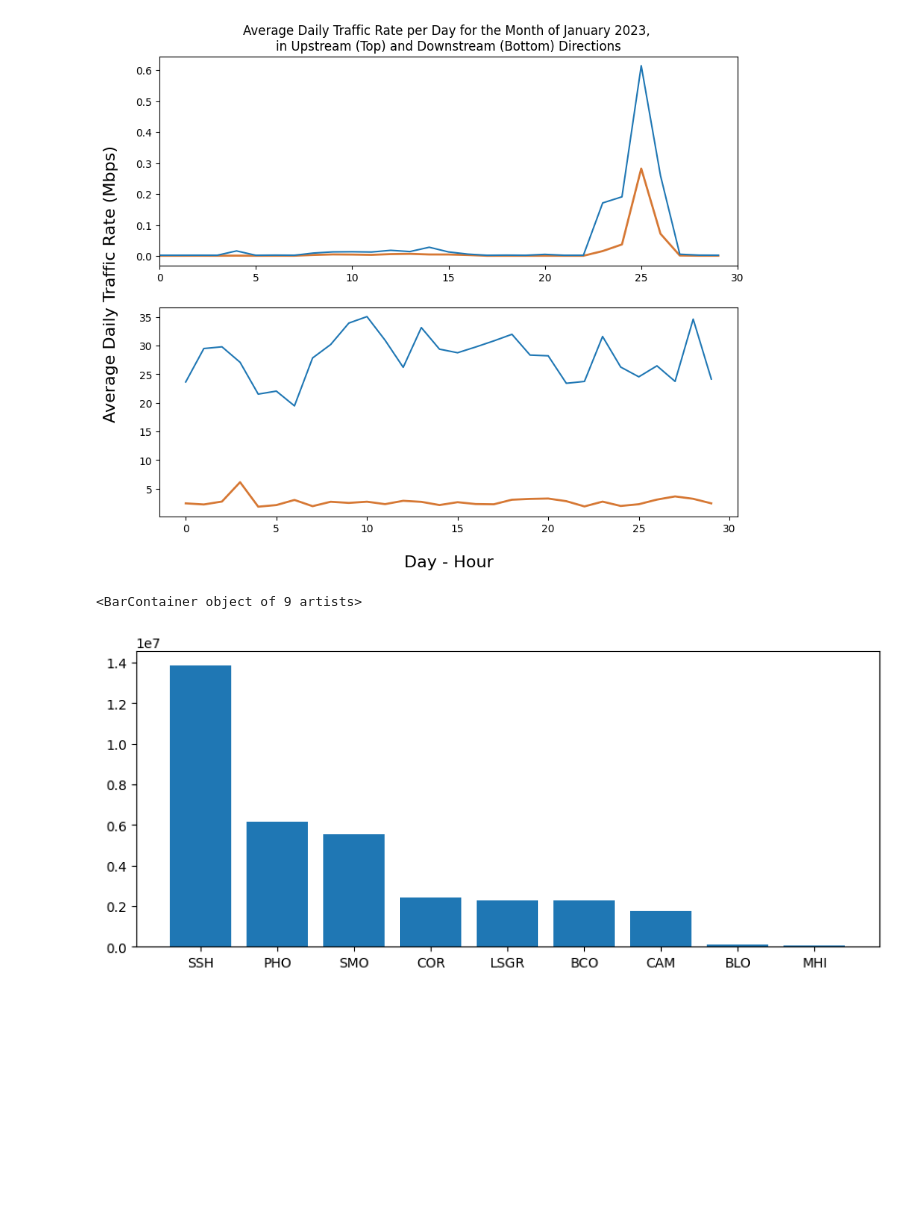
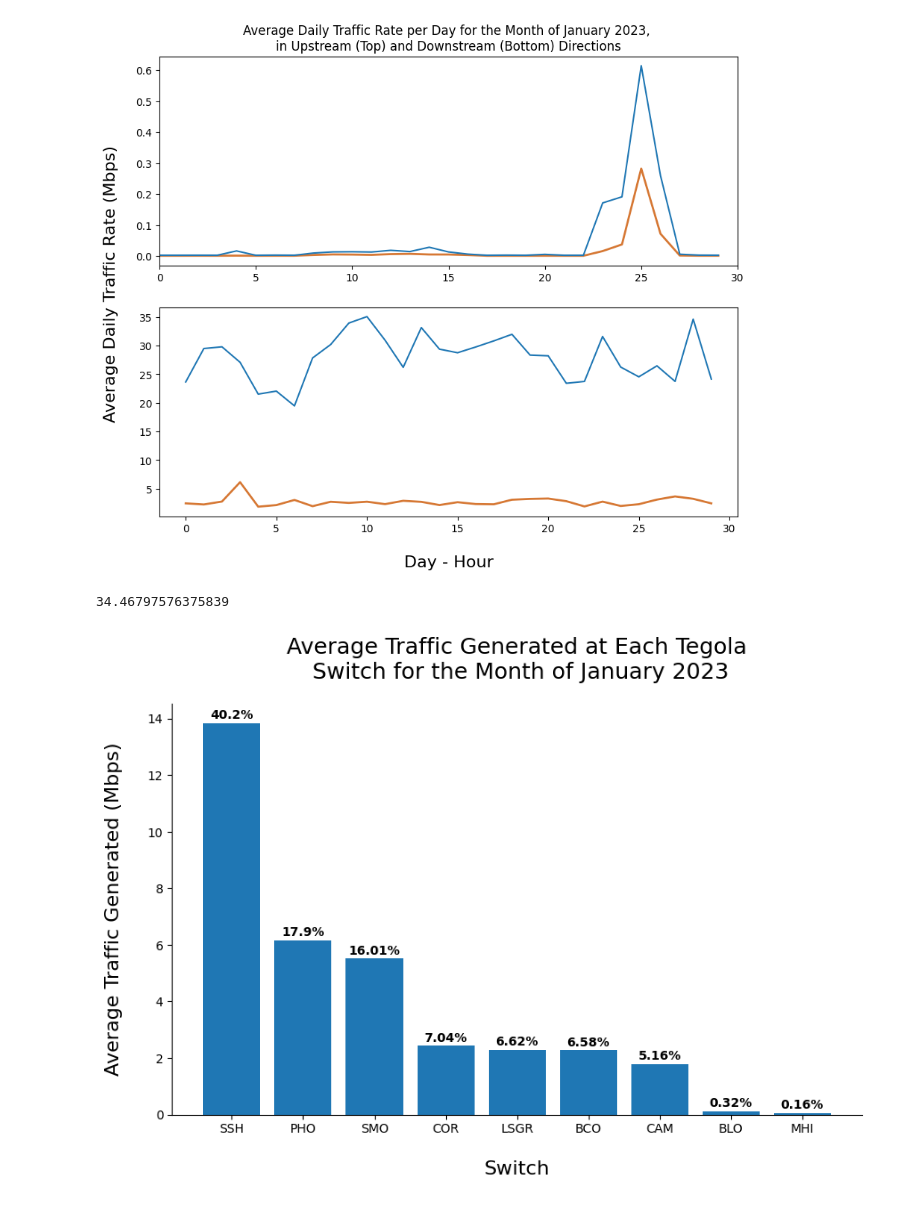
Before and after one commit to tegola-project-2022-23/sdn-routing-design, a Jupyter notebook: tegola/original_work/final_data.ipynb, the cells around one changed output. Drawn from its saved outputs; the diff is of its cells as text; code cells hidden in the pictures; blank space fills up the shorter version.

```diff
--- a/tegola/original_work/final_data.ipynb
+++ b/tegola/original_work/final_data.ipynb
@@ -183,27 +183,47 @@ itr_dataset = [req.build(start_date, end_date, id) for id in req.itr_ids]
 # %%
 keys = ["MHI", "BLO", "COR", "PHO", "BCO", "SMO", "CAM", "SSH", "LSGR"]
 dict = {}
 
 for i in range(len(rti_dataset)):
     df_temp = pd.DataFrame.from_records(rti_dataset[i])
     df_temp["value_avg"] = pd.to_numeric(df_temp["value_avg"])
-    aggregation_functions = {'clock': 'first', 'value_avg': 'sum'}
-    df_temp = df_temp.groupby(df_temp['clock']).aggregate(aggregation_functions)
+    df_temp = df_temp.groupby(df_temp['clock']).aggregate({'clock': 'first', 'value_avg': 'sum'})
     interface_sum = sum(df_temp["value_avg"]) / 745
     dict[keys[i]] = interface_sum
 
 for i in range(len(itr_dataset)):
     df_temp = pd.DataFrame.from_records(itr_dataset[i])
     df_temp["value_avg"] = pd.to_numeric(df_temp["value_avg"])
-    aggregation_functions = {'clock': 'first', 'value_avg': 'sum'}
-    df_temp = df_temp.groupby(df_temp['clock']).aggregate(aggregation_functions)
+    df_temp = df_temp.groupby(df_temp['clock']).aggregate({'clock': 'first', 'value_avg': 'sum'})
     interface_sum = sum(df_temp["value_avg"]) / 745
-    dict[keys[i]] = dict[keys[i]] + interface_sum
+    dict[keys[i]] = (dict[keys[i]] + interface_sum) * 0.000001
 
 df = pd.DataFrame.from_dict(dict, orient="index", columns=["value_avg"])
 df = df.sort_values(["value_avg"], ascending=False)
-fig, ax = plt.subplots(1,1, figsize=(10,4))
-ax.bar(df.index, df["value_avg"])
+total = sum(df["value_avg"])
+df["percentage"] = (df["value_avg"] / total) * 100
+df["percentage"] = df["percentage"].round(2)
+fig, ax = plt.subplots(1,1, figsize=(10,6))
+graph = ax.bar(df.index, df["value_avg"])
+ax.set_xlabel("Switch", fontsize=16, labelpad=20)
+ax.set_ylabel("Average Traffic Generated (Mbps)", fontsize=16, labelpad=20)
+ax.set_title("Average Traffic Generated at Each Tegola\n Switch for the Month of January 2023", fontsize=18, pad=20)
+ax.spines[['right', 'top']].set_visible(False)
+
+# Print the percentage of total traffic above the bar
+i = 0
+for p in graph:
+    width = p.get_width()
+    height = p.get_height()
+    x, y = p.get_xy()
+
+    plt.text(x+width/2,
+             y+height+0.15,
+             str(df.percentage[i])+'%',
+             ha='center',
+             weight='bold')
+    i += 1
+print(total)
 # %% [output]
-<BarContainer object of 9 artists>
+34.46797576375839
-[figure, old version]
+[figure, new version]
```
Also changed, not shown: 16 other files.
